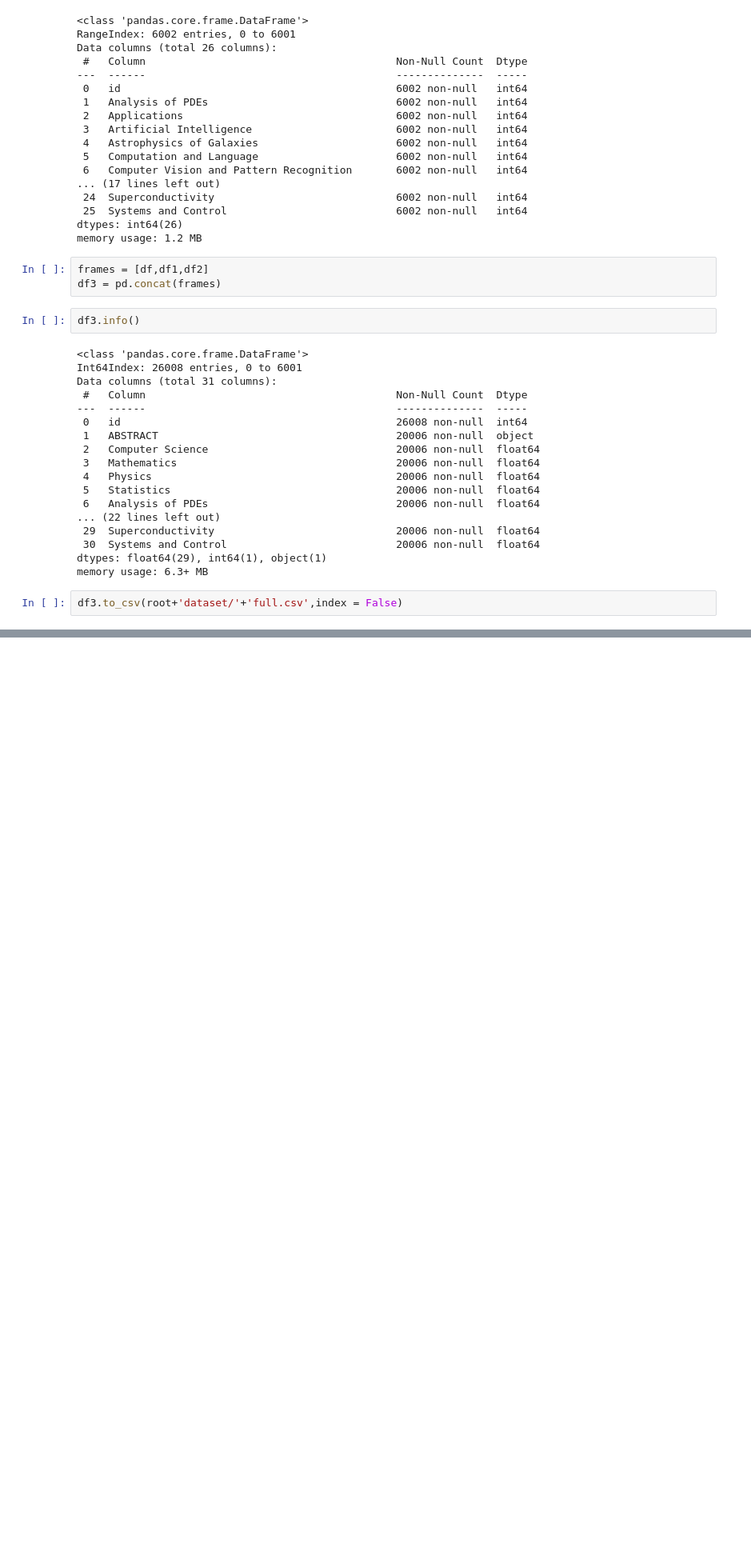
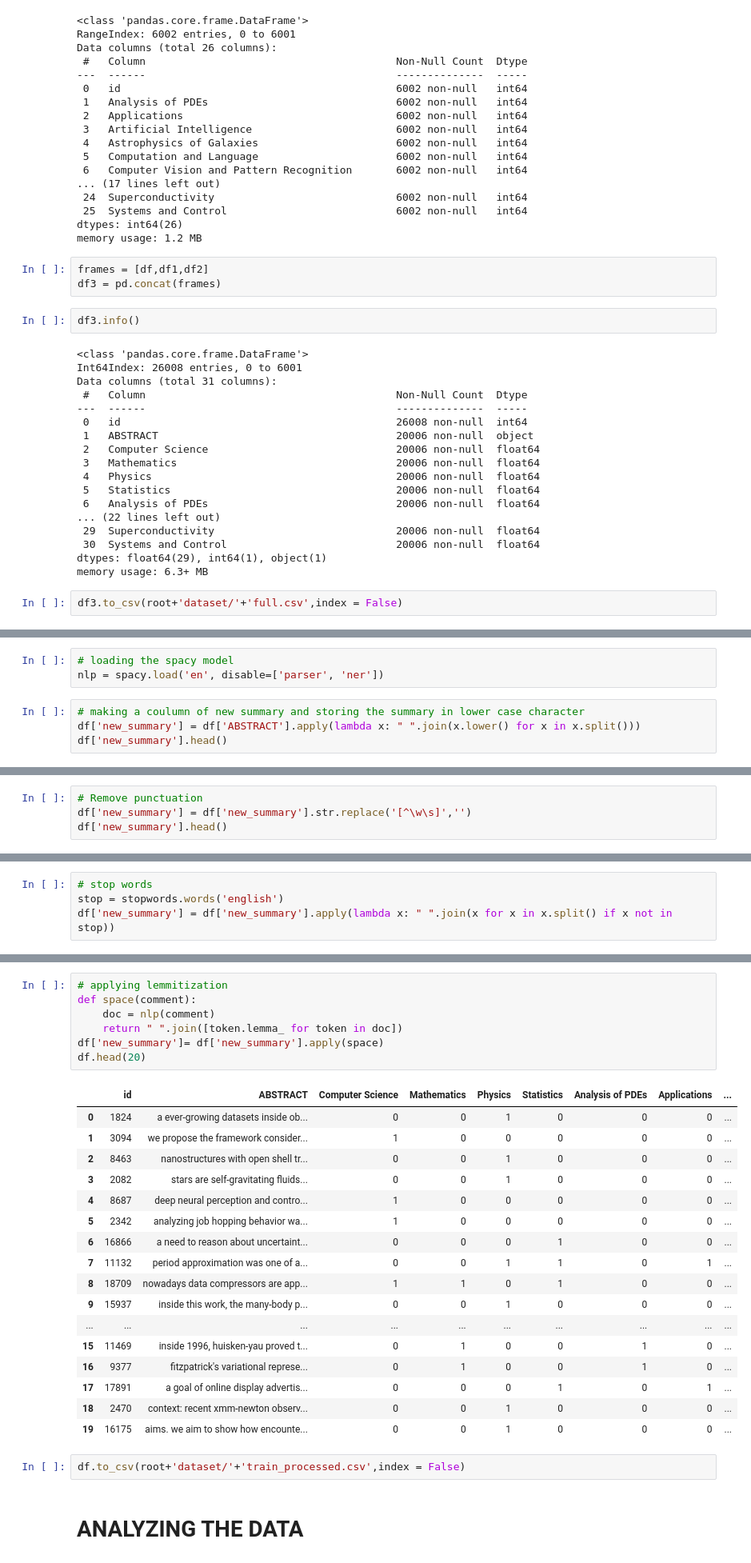
Before and after one commit to ash0411/major_project, a Jupyter notebook: major_project.ipynb, the cells around one changed output, grey strips where cells are left out. Shown at 80% size. Saved outputs shown, nothing was run; the diff lists cells and outputs as text; blank space fills up the shorter version.

```diff
--- a/major_project.ipynb
+++ b/major_project.ipynb
@@ -69,0 +153,7 @@ df3.to_csv(root+'dataset/'+'full.csv',index = False)
+# %%
+# loading the spacy model
+nlp = spacy.load('en', disable=['parser', 'ner'])
+# %%
+# making a coulumn of new summary and storing the summary in lower case character
+df['new_summary'] = df['ABSTRACT'].apply(lambda x: " ".join(x.lower() for x in x.split()))
+df['new_summary'].head()
@@ -69,0 +167,4 @@ df3.to_csv(root+'dataset/'+'full.csv',index = False)
+# %%
+# Remove punctuation
+df['new_summary'] = df['new_summary'].str.replace('[^\w\s]','')
+df['new_summary'].head()
@@ -69,0 +178,4 @@ df3.to_csv(root+'dataset/'+'full.csv',index = False)
+# %%
+# stop words
+stop = stopwords.words('english')
+df['new_summary'] = df['new_summary'].apply(lambda x: " ".join(x for x in x.split() if x not in stop))
@@ -69,0 +191,29 @@ df3.to_csv(root+'dataset/'+'full.csv',index = False)
+# %%
+# applying lemmitization
+def space(comment):
+    doc = nlp(comment)
+    return " ".join([token.lemma_ for token in doc])
+df['new_summary']= df['new_summary'].apply(space)
+df.head(20)
+# %% [output]
+|  | id | ABSTRACT | Computer Science | Mathematics | Physics | Statistics | Analysis of PDEs | Applications | ... |
+| 0 | 1824 | a ever-growing datasets inside ob... | 0 | 0 | 1 | 0 | 0 | 0 | ... |
+| 1 | 3094 | we propose the framework consider... | 1 | 0 | 0 | 0 | 0 | 0 | ... |
+| 2 | 8463 | nanostructures with open shell tr... | 0 | 0 | 1 | 0 | 0 | 0 | ... |
+| 3 | 2082 | stars are self-gravitating fluids... | 0 | 0 | 1 | 0 | 0 | 0 | ... |
+| 4 | 8687 | deep neural perception and contro... | 1 | 0 | 0 | 0 | 0 | 0 | ... |
+| 5 | 2342 | analyzing job hopping behavior wa... | 1 | 0 | 0 | 0 | 0 | 0 | ... |
+| 6 | 16866 | a need to reason about uncertaint... | 0 | 0 | 0 | 1 | 0 | 0 | ... |
+| 7 | 11132 | period approximation was one of a... | 0 | 0 | 1 | 1 | 0 | 1 | ... |
+| 8 | 18709 | nowadays data compressors are app... | 1 | 1 | 0 | 1 | 0 | 0 | ... |
+| 9 | 15937 | inside this work, the many-body p... | 0 | 0 | 1 | 0 | 0 | 0 | ... |
+| ... | ... | ... | ... | ... | ... | ... | ... | ... | ... |
+| 15 | 11469 | inside 1996, huisken-yau proved t... | 0 | 1 | 0 | 0 | 1 | 0 | ... |
+| 16 | 9377 | fitzpatrick's variational represe... | 0 | 1 | 0 | 0 | 1 | 0 | ... |
+| 17 | 17891 | a goal of online display advertis... | 0 | 0 | 0 | 1 | 0 | 1 | ... |
+| 18 | 2470 | context: recent xmm-newton observ... | 0 | 0 | 1 | 0 | 0 | 0 | ... |
+| 19 | 16175 | aims. we aim to show how encounte... | 0 | 0 | 1 | 0 | 0 | 0 | ... |
+# %%
+df.to_csv(root+'dataset/'+'train_processed.csv',index = False)
+# %% [markdown]
+# ANALYZING THE DATA
```
Also changed, not shown: parts of 19 cells of this notebook, 1 other file.
